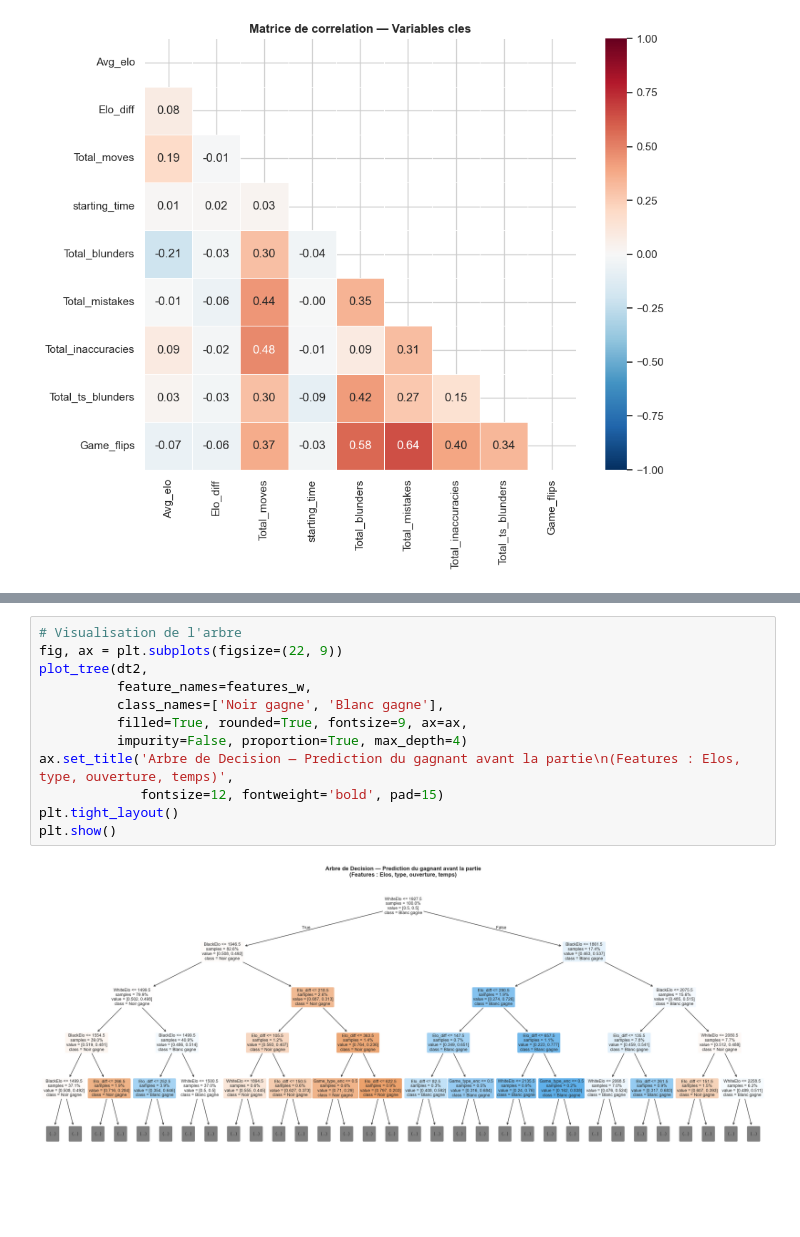
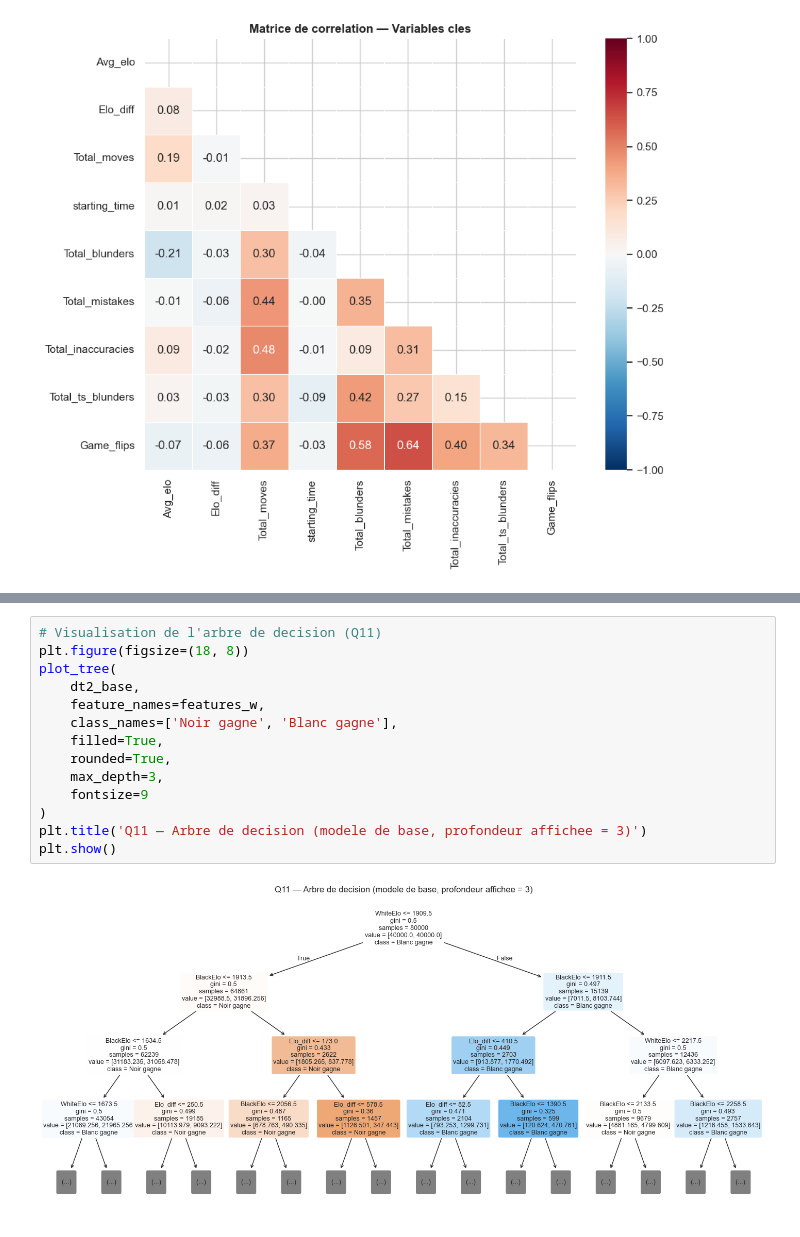
Before and after one commit to Shun-codes/projet-sd-echecs, a Jupyter notebook: Final_Analyse_python_BUT_2_A.ipynb, the cells around one changed output, grey strips where cells are left out. Drawn from its saved outputs; the diff is of its cells as text; blank space fills up the shorter version.

```diff
--- a/Final_Analyse_python_BUT_2_A.ipynb
+++ b/Final_Analyse_python_BUT_2_A.ipynb
@@ -731,14 +906,16 @@ weighted avg       0.56      0.52      0.46    724119
 # %%
-# Visualisation de l'arbre
-fig, ax = plt.subplots(figsize=(22, 9))
-plot_tree(dt2,
-          feature_names=features_w,
-          class_names=['Noir gagne', 'Blanc gagne'],
-          filled=True, rounded=True, fontsize=9, ax=ax,
-          impurity=False, proportion=True, max_depth=4)
-ax.set_title('Arbre de Decision — Prediction du gagnant avant la partie\n(Features : Elos, type, ouverture, temps)',
-             fontsize=12, fontweight='bold', pad=15)
-plt.tight_layout()
+# Visualisation de l'arbre de decision (Q11)
+plt.figure(figsize=(18, 8))
+plot_tree(
+    dt2_base,
+    feature_names=features_w,
+    class_names=['Noir gagne', 'Blanc gagne'],
+    filled=True,
+    rounded=True,
+    max_depth=3,
+    fontsize=9
+)
+plt.title('Q11 — Arbre de decision (modele de base, profondeur affichee = 3)')
 plt.show()
 # %% [output]
-[figure, old version]
+[figure, new version]
```
Also changed, not shown: parts of 18 cells of this notebook.
